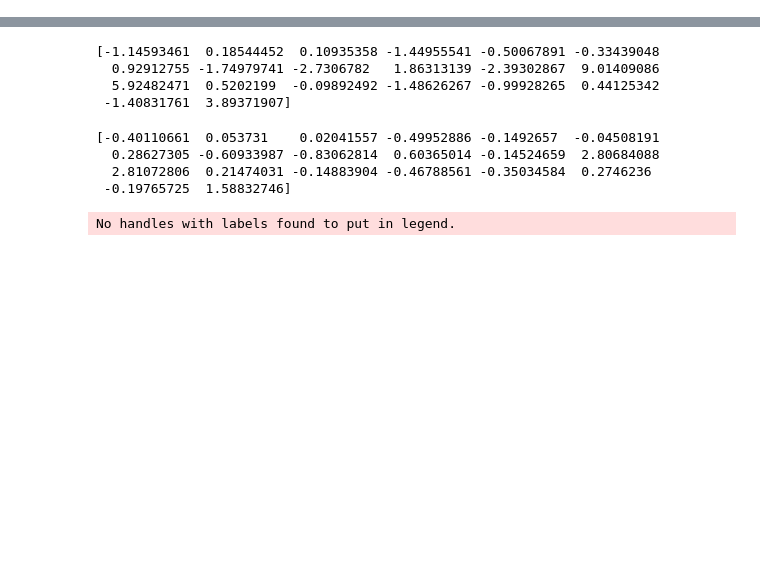
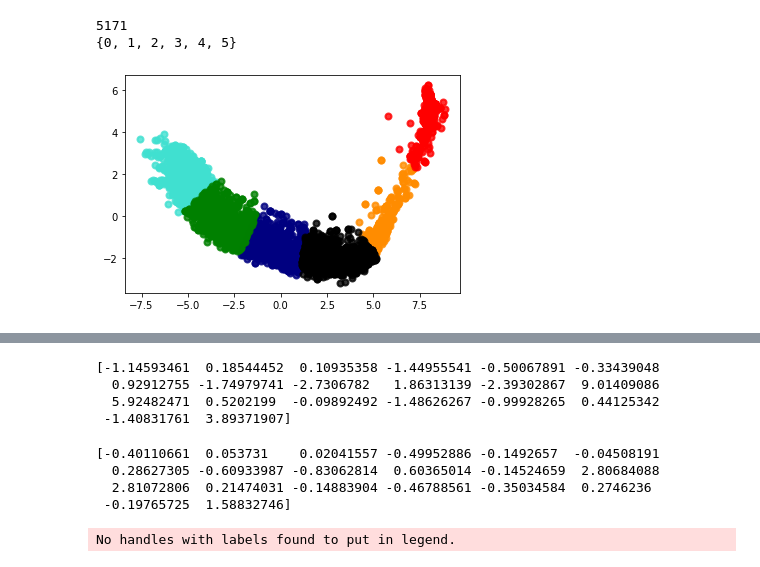
Before and after one commit to theblackcat102/text-subgan, a Jupyter notebook: Control.ipynb, the cells around one changed output, grey strips where cells are left out. Saved outputs shown, nothing was run; the diff lists cells and outputs as text; code cells hidden in the pictures; blank space fills up the shorter version.

```diff
--- a/Control.ipynb
+++ b/Control.ipynb
@@ -88,0 +159,5 @@ FloatSlider(value=-2.3930286697600884, description='bin-10', max=13.121045220841
+# %%
+for target_name in target_names:
+    print(target_name, len(title[y==target_name]))
+    print('\n'.join(title[y==target_name][:5]))
+    print('')
@@ -88,0 +259,11 @@ FloatSlider(value=-2.3930286697600884, description='bin-10', max=13.121045220841
+# %%
+log_name = 'save/temp_rec_vae_gan_temp_rand_sample-2020-05-17-12-46-38/'
+# log_name = 'save/temp_rec_vae_gan_biset_temp_rand_sample-2020-05-15-03-24-22/'
+iteration = 100000
+K_BINS = 20
+checkpoint_name = 'amp_checkpoint_{}.pt'.format(iteration)
+assert os.path.exists(os.path.join(log_name, 'vmt.py')) == True
+print(os.path.join(log_name, checkpoint_name))
+assert os.path.exists(os.path.join(log_name, checkpoint_name)) == True
+
+copyfile(os.path.join(log_name, 'vmt.py'), 'module/temp_vmt.py')
@@ -88,0 +336,30 @@ FloatSlider(value=-2.3930286697600884, description='bin-10', max=13.121045220841
+# %%
+X, title = [], []
+print(len(template_reference))
+for key, latent in template_reference.items():
+    X.append(latent['tmp'])
+    title.append(key)
+title = np.array(title)
+
+pca = PCA(n_components=2)
+X_r = pca.fit(X).transform(X)
+
+nbrs = SpectralClustering(n_clusters=6).fit(X_r)
+
+y = nbrs.labels_
+print(set(y))
+# %% [output]
+5171
+{0, 1, 2, 3, 4, 5}
+# %%
+plt.figure()
+target_names = [0,1,2,3,4, 5]
+
+colors = ['navy', 'turquoise', 'darkorange','red','black', 'green']
+lw = 2
+
+for color, i, target_name in zip(colors, list(range(len(target_names))), target_names):
+    plt.scatter(X_r[y == i, 0], X_r[y == i, 1], color=color, alpha=.8, lw=lw,
+                label=target_name)
+# %% [output]
+[figure, added]
```
Also changed, not shown: parts of 20 cells of this notebook, 2 other files.
